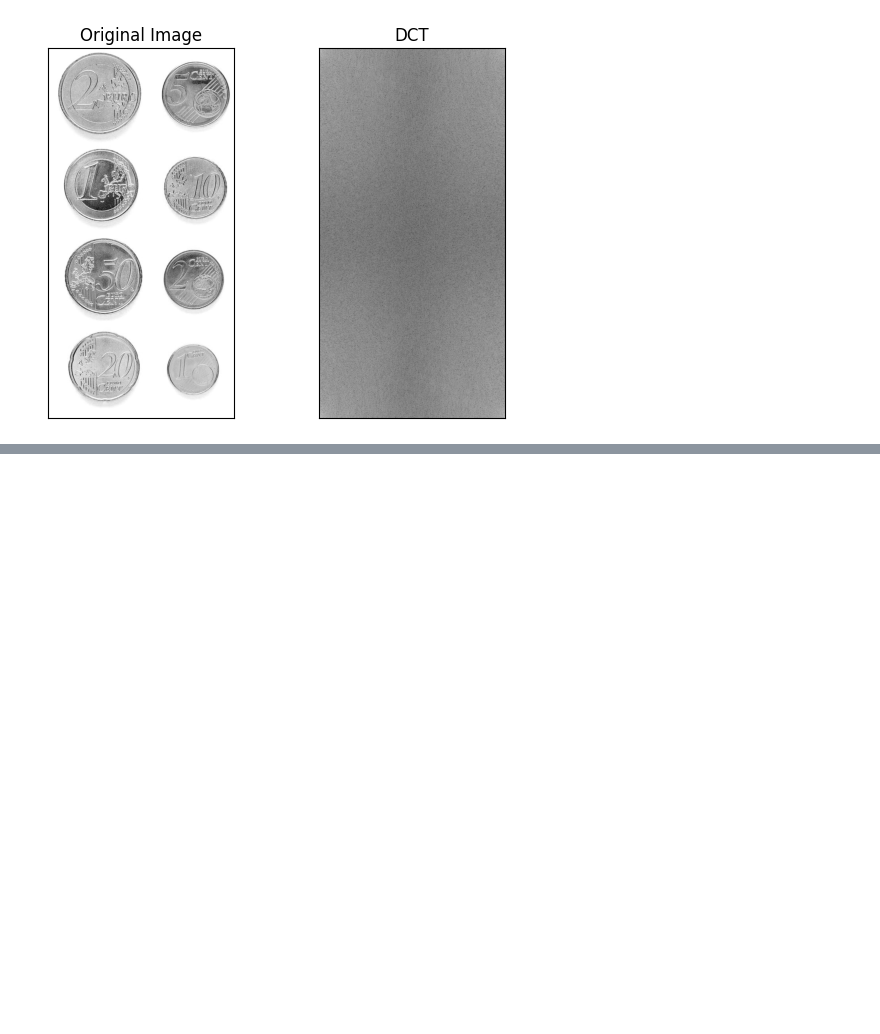
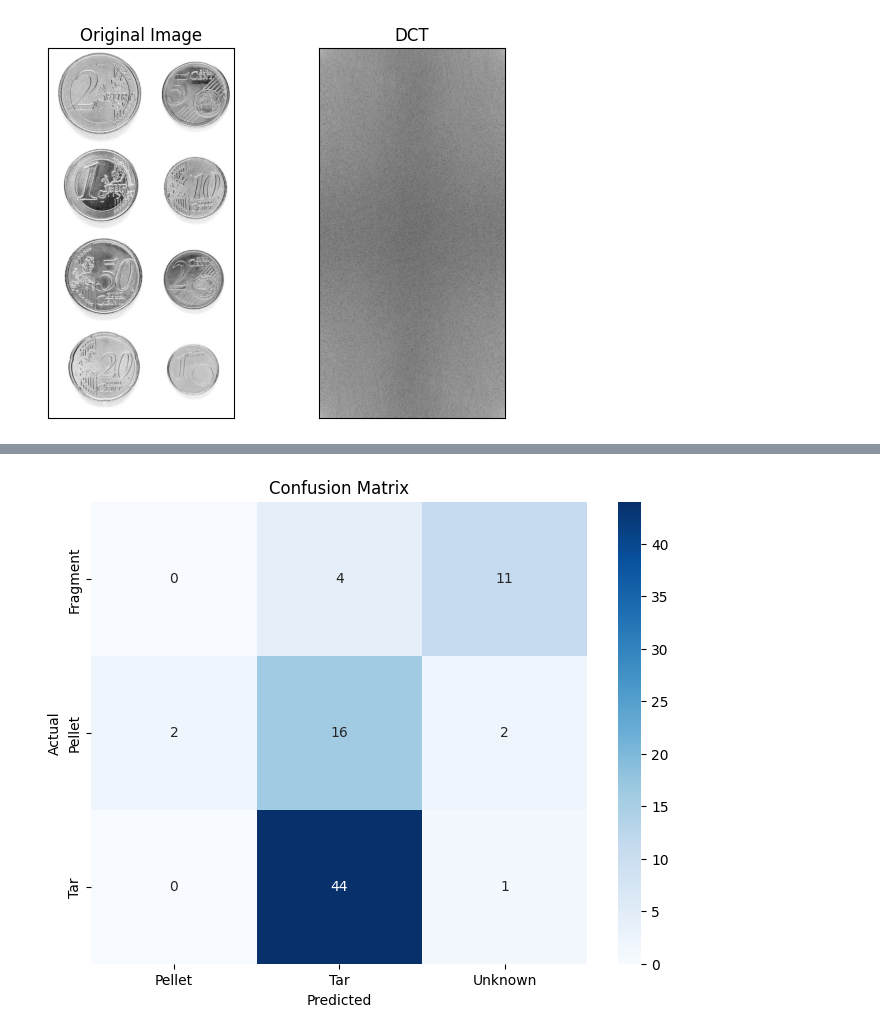
Before and after one commit to gitfrandu4/40982-VC, a Jupyter notebook: P3/VC_P3.ipynb, the cells around one changed output, grey strips where cells are left out. Cells and saved outputs as stored; diff of their text form; code cells hidden in the pictures; blank space fills up the shorter version.

```diff
--- a/P3/VC_P3.ipynb
+++ b/P3/VC_P3.ipynb
@@ -617,0 +1457,71 @@ plt.show()
+# %%
+# Define classification parameters (thresholds)
+params = {
+    'compactness_pellet_threshold': 15.0,
+    'ellipse_axis_ratio_pellet_threshold': 0.8,
+    'mean_hue_pellet_range': (15, 45),
+    'mean_brightness_tar_threshold': 80,
+    'mean_brightness_fragment_threshold': 100,
+    'aspect_ratio_fragment_threshold': 1.5,
+    'area_fragment_threshold': 50.0
+}
+
+# Function to calculate mean brightness
+def get_mean_brightness(r, g, b):
+    return (r + g + b) / 3
+
+# Function to classify particles based on features and thresholds
+def classify_particle(features, params):
+    # Unpack features
+    (area, perimeter, compactness,
+     area_rect_ratio, aspect_ratio,
+     ellipse_axis_ratio, dist_ratio,
+     mean_r, mean_g, mean_b, mean_hue) = features
+
+    # Calculate mean brightness
+    mean_brightness = get_mean_brightness(mean_r, mean_g, mean_b)
+
+    # Classification rules
+    # Rule for Pellet: High compactness, high ellipse axis ratio, specific hue range
+    if (compactness >= params['compactness_pellet_threshold'] and
+        ellipse_axis_ratio >= params['ellipse_axis_ratio_pellet_threshold'] and
+        params['mean_hue_pellet_range'][0] <= mean_hue <= params['mean_hue_pellet_range'][1]):
+        return 'Pellet'
+    # Rule for Tar: Low mean brightness (darker particles)
+    elif mean_brightness <= params['mean_brightness_tar_threshold']:
+        return 'Tar'
+    # Rule for Fragment: Larger area, lower aspect ratio, higher brightness
+    elif (area >= params['area_fragment_threshold'] and
+          aspect_ratio <= params['aspect_ratio_fragment_threshold'] and
+          mean_brightness >= params['mean_brightness_fragment_threshold']):
+        return 'Fragment'
+    else:
+        return 'Unknown'
+
+# Apply the classifier to each particle
+df['Predicted_Label'] = df.apply(lambda row: classify_particle(row[:-1], params), axis=1)
+
+# Evaluate the classifier
+conf_mat = pd.crosstab(df['Label'], df['Predicted_Label'], rownames=['Actual'], colnames=['Predicted'])
+
+print("Confusion Matrix:")
+print(conf_mat)
+
+# Calculate accuracy
+accuracy = np.mean(df['Label'] == df['Predicted_Label'])
+print(f"\nOverall Accuracy: {accuracy * 100:.2f}%")
+
+# Classification report
+from sklearn.metrics import classification_report
+
+print("\nClassification Report:")
+print(classification_report(df['Label'], df['Predicted_Label']))
+
+# Plot confusion matrix
+plt.figure(figsize=(8, 6))
+sns.heatmap(conf_mat, annot=True, fmt='d', cmap='Blues')
+plt.ylabel('Actual')
+plt.xlabel('Predicted')
+plt.title('Confusion Matrix')
+plt.show()
+# %% [output]
@@ -617,0 +1548 @@ plt.show()
+[figure, added]
```
Also changed, not shown: parts of 8 cells of this notebook, 11 other files.
